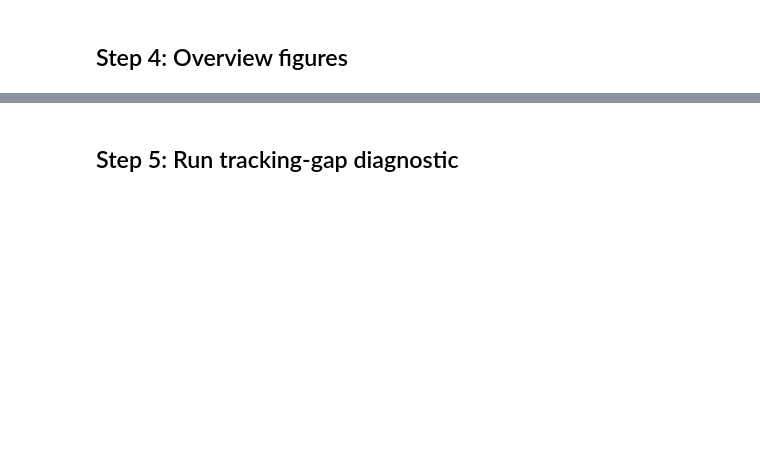
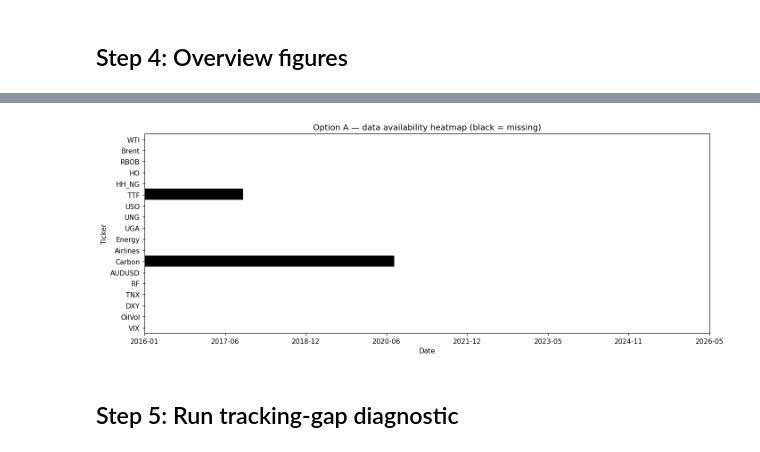
Before and after one commit to bryantchendra/Time-Series-Forecasting, a Jupyter notebook: notebooks/01_data_acquisition.ipynb, the cells around one changed output, grey strips where cells are left out. Saved outputs shown, nothing was run; the diff lists cells and outputs as text; code cells hidden in the pictures; blank space fills up the shorter version.

```diff
--- a/notebooks/01_data_acquisition.ipynb
+++ b/notebooks/01_data_acquisition.ipynb
@@ -25,6 +25,11 @@ import matplotlib.pyplot as plt
 import numpy as np
 import pandas as pd
 import yfinance as yf
+from curl_cffi import requests as curl_requests
+
+# Browser-impersonating session — bypasses Yahoo's yfinance block.
+# Shared across all yf.download / yf.Ticker calls below.
+YF_SESSION = curl_requests.Session(impersonate="chrome")
 
 
 def _find_project_root() -> Path:
@@ -143,7 +152,7 @@ def _split_multi(raw: pd.DataFrame, symbol: str) -> pd.DataFrame:
 
 def _retry_single(symbol: str) -> pd.DataFrame:
     try:
-        h = yf.Ticker(symbol).history(start=START, end=END, auto_adjust=False)
+        h = yf.Ticker(symbol, session=YF_SESSION).history(start=START, end=END, auto_adjust=False)
     except Exception:
         return pd.DataFrame()
     if h is None or h.empty:
@@ -187,6 +196,7 @@ else:
     raw = yf.download(
         symbols, start=START, end=END,
         auto_adjust=False, progress=True, group_by="ticker",
+        session=YF_SESSION,
     )
     failed_first_pass = []
     for name, symbol in TICKERS.items():
@@ -433,25 +501,30 @@ plt.show()
 # %%
-names = list(TICKERS.keys())
+# Combine price-like and exogenous series so the heatmap covers everything
+combined = pd.concat([prices_wide, exog_wide], axis=1)
+names = [c for c in combined.columns if c in TICKERS]  # only base tickers, skip computed (e.g. BrentWTI_spread)
+
 matrix = np.zeros((len(names), len(bday_index)), dtype=float)
 for i, name in enumerate(names):
-    s = prices_wide[name]
+    s = combined[name]
     matrix[i, :] = (~s.isna()).astype(float).values
 
 fig, ax = plt.subplots(figsize=(13, 5))
 ax.imshow(matrix, aspect="auto", interpolation="nearest", cmap="gray",
           extent=[0, len(bday_index), len(names), 0], vmin=0, vmax=1)
 tick_positions = np.linspace(0, len(bday_index) - 1, 8).astype(int)
 tick_labels = [bday_index[t].strftime("%Y-%m") for t in tick_positions]
 ax.set_xticks(tick_positions)
 ax.set_xticklabels(tick_labels)
 ax.set_yticks(np.arange(len(names)) + 0.5)
 ax.set_yticklabels(names)
 ax.set_xlabel("Date")
 ax.set_ylabel("Ticker")
 ax.set_title("Option A — data availability heatmap (black = missing)")
 fig.tight_layout()
 fig.savefig(FIGURES_DIR / "03_missing_heatmap.png")
 plt.show()
+# %% [output]
+[figure, added]
 # %% [markdown]
 ## Step 5: Run tracking-gap diagnostic
 # %%
```
Also changed, not shown: parts of 9 cells of this notebook, 32 other files.
